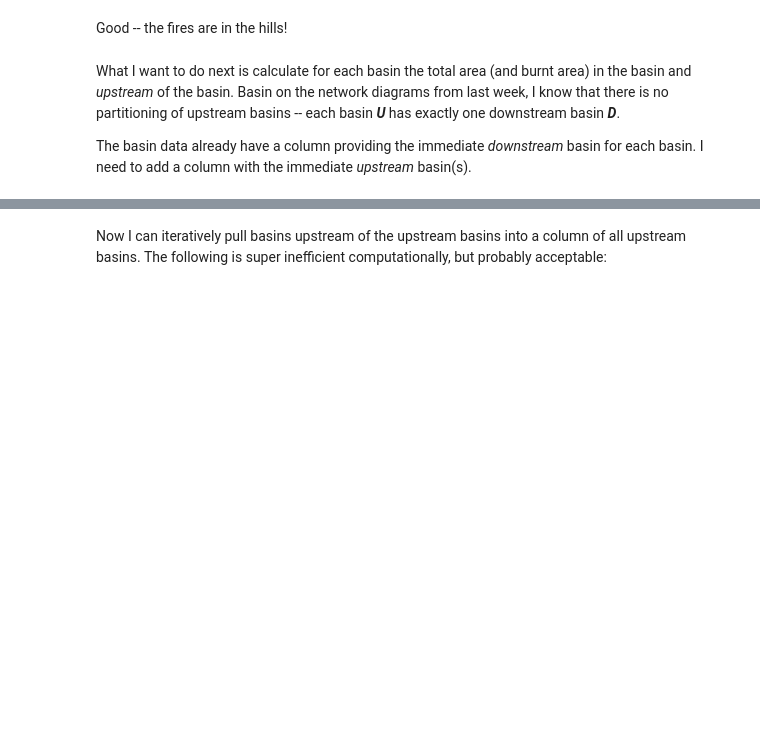
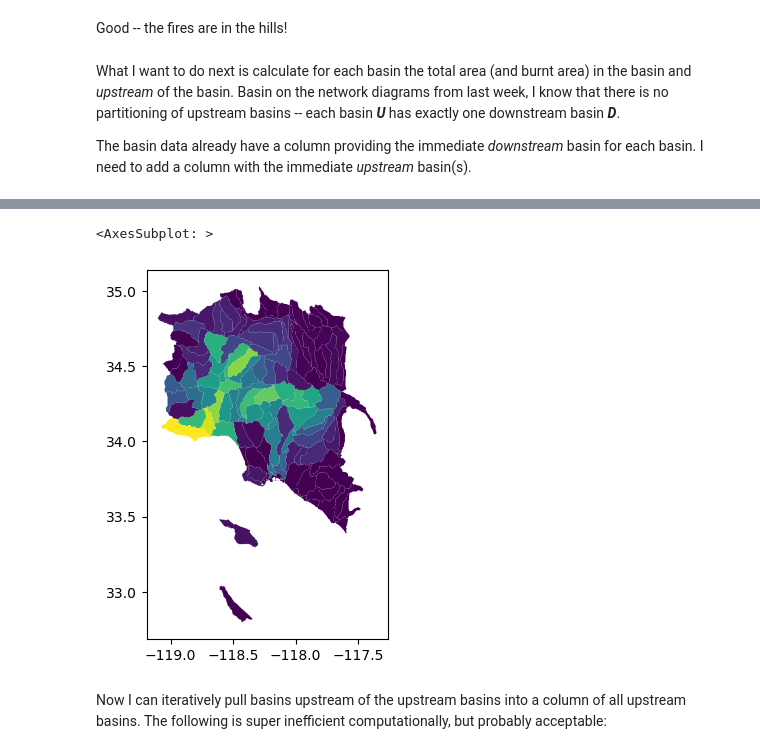
Before and after one commit to aron-walker/up221-aron, a Jupyter notebook: week6/aggregate_intersection.ipynb, the cells around one changed output, grey strips where cells are left out. Cells and saved outputs as stored; diff of their text form; code cells hidden in the pictures; blank space fills up the shorter version.

```diff
--- a/week6/aggregate_intersection.ipynb
+++ b/week6/aggregate_intersection.ipynb
@@ -85,2 +175,9 @@ for basin in b:
+# %%
+b["fburnt"]=b["burnup"]/b["UP_AREA"]
+# %%
+b.plot(column="fburnt")
+# %% [output]
+<AxesSubplot: >
+[figure, added]
 # %% [markdown]
 Now I can iteratively pull basins upstream of the upstream basins into a column of all upstream basins. The following is super inefficient computationally, but probably acceptable:
```
Also changed, not shown: parts of 22 cells of this notebook.
